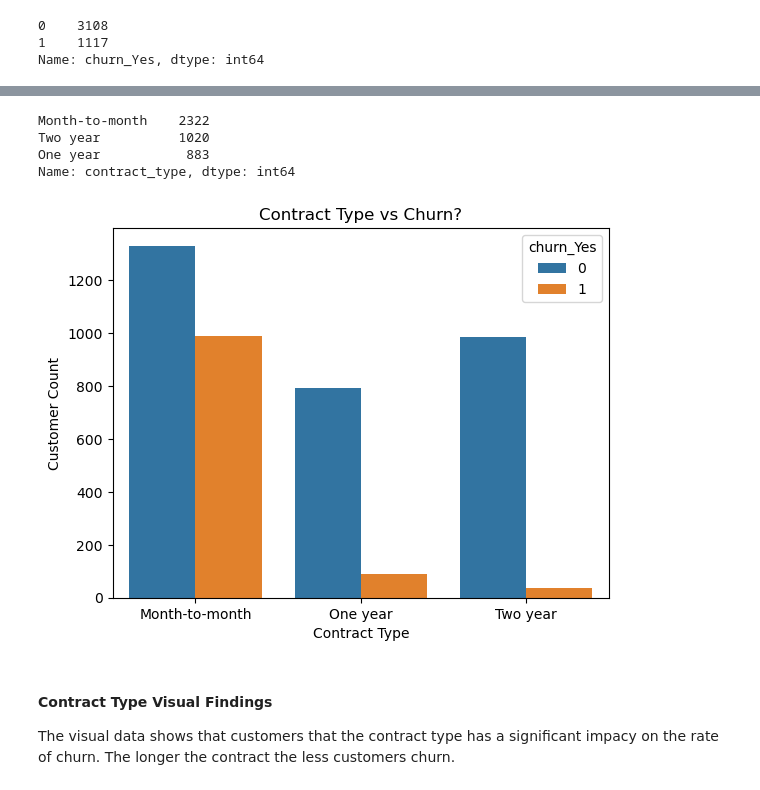
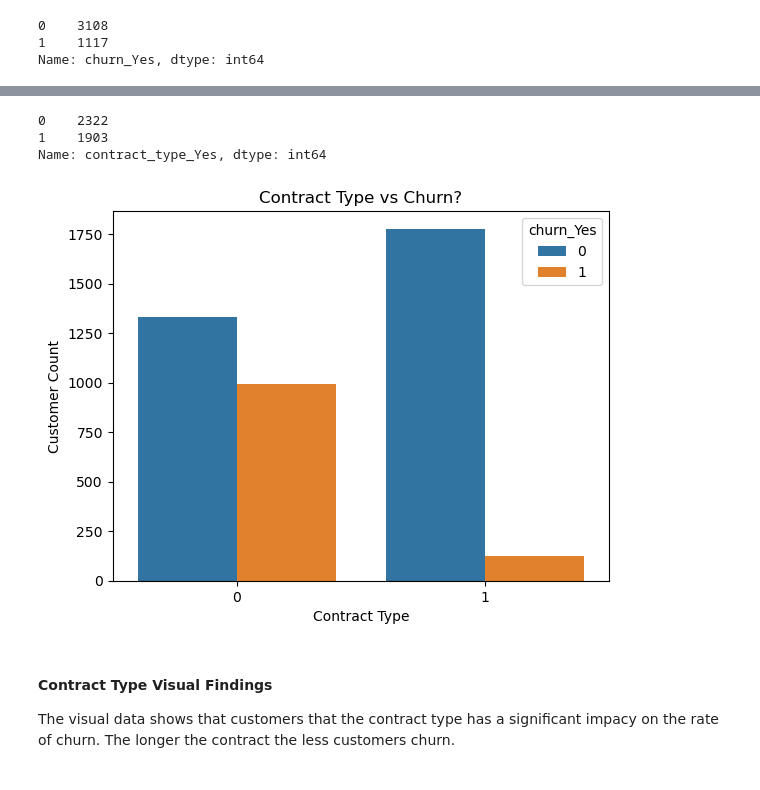
Before and after one commit to annie-carter/classification_project, a Jupyter notebook: nonfinal_exploration.ipynb, the cells around one changed output, grey strips where cells are left out. Saved outputs shown, nothing was run; the diff lists cells and outputs as text; code cells hidden in the pictures.

```diff
--- a/nonfinal_exploration.ipynb
+++ b/nonfinal_exploration.ipynb
@@ -255,20 +308,19 @@ Name: churn_Yes, dtype: int64
 # %%
 #Exploring contract type
-telco_train.contract_type.value_counts()
+telco_train.contract_type_Yes.value_counts()
 # %% [output]
-Month-to-month    2322
-Two year          1020
-One year           883
-Name: contract_type, dtype: int64
+0    2322
+1    1903
+Name: contract_type_Yes, dtype: int64
 # %%
 #Visualizing the monthly contract vs churn
-ct=sns.countplot(data=telco_train, x='contract_type', hue='churn_Yes')
+ct=sns.countplot(data=telco_train, x='contract_type_Yes', hue='churn_Yes')
 ct.set_xlabel('Contract Type')
 ct.set_ylabel('Customer Count')
 plt.title('Contract Type vs Churn?')
 plt.show()
 # %% [output]
-[figure, old version]
+[figure, new version]
 # %% [markdown]
 #### Contract Type Visual Findings
 The visual data shows that customers that the contract type has a significant impacy on the rate of churn. The longer the contract the less customers churn.
```
Also changed, not shown: parts of 36 cells of this notebook.
